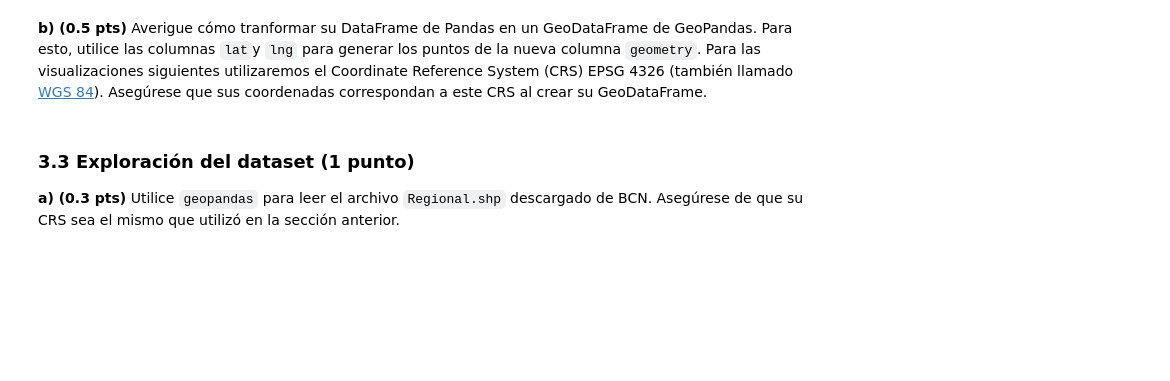
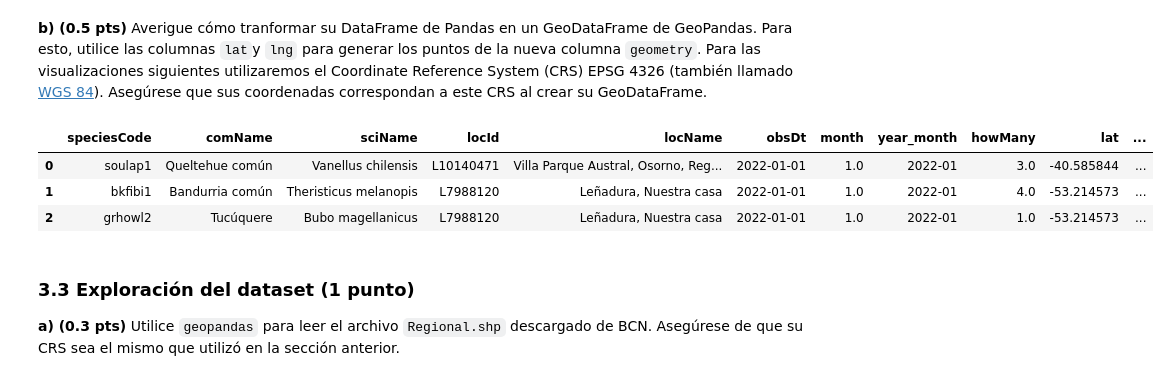
Before and after one commit to BenjaCidR/IMT2200-BENJAMIN-CID, a Jupyter notebook: Tareas/tarea 02/IMT2200-25s2 - Tarea 02.ipynb, the cells around one changed output. Saved outputs shown, nothing was run; the diff lists cells and outputs as text; code cells hidden in the pictures; blank space fills up the shorter version.

Commit message:
GeoDataframe finalizado

```diff
--- a/Tareas/tarea 02/IMT2200-25s2 - Tarea 02.ipynb
+++ b/Tareas/tarea 02/IMT2200-25s2 - Tarea 02.ipynb
@@ -344,7 +345,28 @@ df[19000:19003]
 # %% [markdown]
 **b) (0.5 pts)** Averigue cómo tranformar su DataFrame de Pandas en un GeoDataFrame de GeoPandas. Para esto, utilice las columnas `lat`y `lng` para generar los puntos de la nueva columna `geometry`. Para las visualizaciones siguientes utilizaremos el Coordinate Reference System (CRS) EPSG 4326 (también llamado [WGS 84](https://es.wikipedia.org/wiki/WGS84)). Asegúrese que sus coordenadas correspondan a este CRS al crear su GeoDataFrame.
 # %%
-# Respuesta
+#Como lng está en formato str (object), se traspasa a float.
+#df['lng'] = pd.to_numeric(df['lng'], errors='coerce')
+geometry = []
+df["lat"] = pd.to_numeric(df["lat"], errors="coerce")
+df["lng"] = pd.to_numeric(df["lng"], errors="coerce")
+
+#geo_df = gpd.points_from_xy(df, df['lng'], df['lat'], crs='EPSG:4326')
+
+"""
+print(df.head(5).to_string())
+print("="*50)
+print(df.dtypes)
+"""
+
+geo_df = gpd.GeoDataFrame(df, geometry=gpd.points_from_xy(df["lng"], df["lat"]), crs="EPSG:4326")
+
+(geo_df.head(3))
+# %% [output]
+|  | speciesCode | comName | sciName | locId | locName | obsDt | month | year_month | howMany | lat | ... |
+| 0 | soulap1 | Queltehue común | Vanellus chilensis | L10140471 | Villa Parque Austral, Osorno, Reg... | 2022-01-01 | 1.0 | 2022-01 | 3.0 | -40.585844 | ... |
+| 1 | bkfibi1 | Bandurria común | Theristicus melanopis | L7988120 | Leñadura, Nuestra casa | 2022-01-01 | 1.0 | 2022-01 | 4.0 | -53.214573 | ... |
+| 2 | grhowl2 | Tucúquere | Bubo magellanicus | L7988120 | Leñadura, Nuestra casa | 2022-01-01 | 1.0 | 2022-01 | 1.0 | -53.214573 | ... |
 # %% [markdown]
 ### 3.3 Exploración del dataset (1 punto)
 
```
Also changed, not shown: parts of 1 cell of this notebook.
